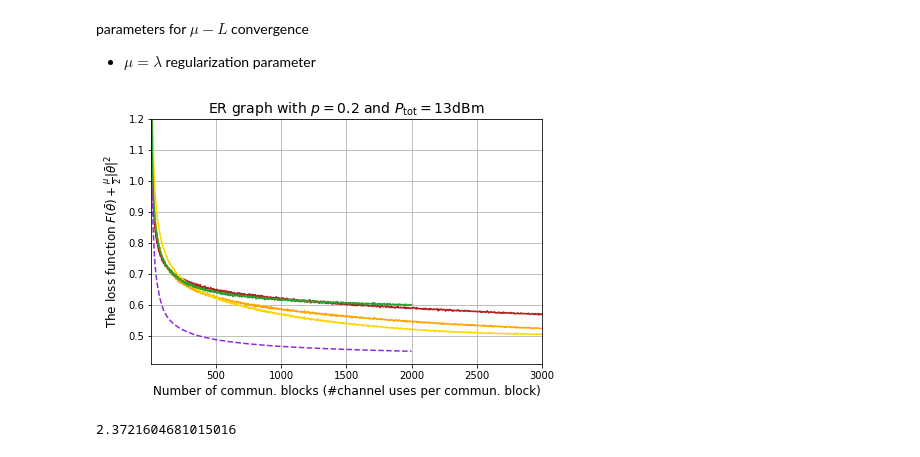
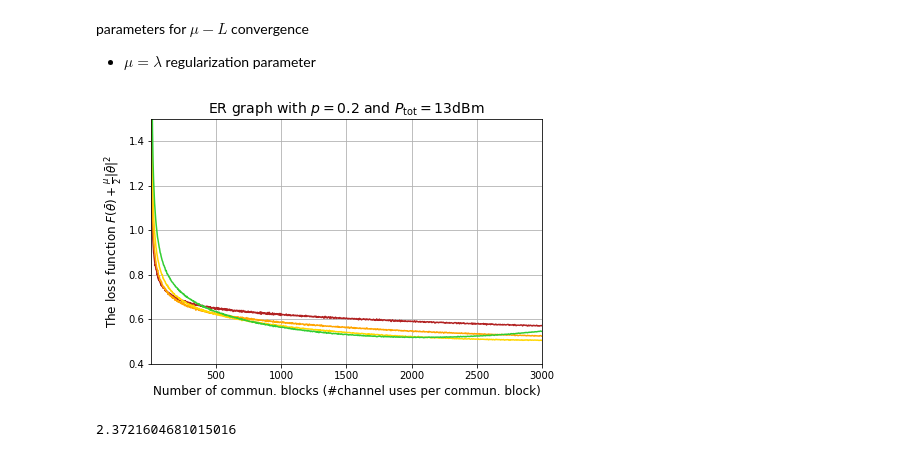
Before and after one commit to Fuzzy-Face/JSAC_FL, a Jupyter notebook: temp.ipynb, the cells around one changed output. Cells and saved outputs as stored; diff of their text form; code cells hidden in the pictures.

Commit message:
change back to the ER graph

```diff
--- a/temp.ipynb
+++ b/temp.ipynb
@@ -114,27 +114,27 @@ CG = PL * (np.abs(CH)) ** 2
 # losseses = np.array(losseses)
 # K = losseses.shape[2]
 # df1 = pd.DataFrame(losseses[0], columns = ['Device_{}'.format(i + 1) for i in range(K)] )
-losseses = pickle.load( open('../repo_jv/data/pair-wise/losseses_SCHEME_5_P_1.00_N_19953_rho_a_653.61_zeta0_0.0100_rho_a_prime_0.33.pkl', 'rb') )
+losseses = pickle.load( open('../repo_jv/data/pair-wise/losseses_SCHEME_5_P_0.33_N_19953_rho_a_653.61_zeta0_0.0100_rho_a_prime_0.33.pkl', 'rb') )
 losseses = np.array(losseses)
 df1 = pd.DataFrame(losseses[0], columns = ['Device_{}'.format(i + 1) for i in range(K)] )
 
-losseses = pickle.load( open('../repo_jv/data/pair-wise/losseses_SCHEME_5_P_1.00_N_19953_rho_a_1143.33_zeta0_0.0100_rho_a_prime_0.57.pkl', 'rb') )
+losseses = pickle.load( open('../repo_jv/data/pair-wise/losseses_SCHEME_5_P_0.57_N_19953_rho_a_1143.33_zeta0_0.0100_rho_a_prime_0.57.pkl', 'rb') )
 losseses = np.array(losseses)
 df2 = pd.DataFrame(losseses[0], columns = ['Device_{}'.format(i + 1) for i in range(K)] )
 
-losseses = pickle.load( open('../repo_jv/data/pair-wise//losseses_SCHEME_5_P_1.00_N_19953_rho_a_2000.00_zeta0_0.0100_rho_a_prime_1.00.pkl', 'rb') )
+losseses = pickle.load( open('../repo_jv/data/pair-wise/losseses_SCHEME_5_P_1.00_N_19953_rho_a_2000.00_zeta0_0.0100_rho_a_prime_1.00.pkl', 'rb') )
 losseses = np.array(losseses)
 df3 = pd.DataFrame(losseses[0], columns = ['Device_{}'.format(i + 1) for i in range(K)] )
 
-losseses = pickle.load( open('../repo_jv/data/pair-wise/losseses_SCHEME_5_P_1.00_N_19953_rho_a_2000.00_zeta0_0.0100_rho_a_prime_1.00.pkl', 'rb') )
+losseses = pickle.load( open('../repo_jv/data/pair-wise/losseses_SCHEME_5_P_1.75_N_19953_rho_a_3498.54_zeta0_0.0100_rho_a_prime_1.75.pkl', 'rb') )
 losseses = np.array(losseses)
 df4 = pd.DataFrame(losseses[0], columns = ['Device_{}'.format(i + 1) for i in range(K)] )
 
-losseses = pickle.load( open('../repo_jv/data/pair-wise/losseses_SCHEME_5_P_1.00_N_19953_rho_a_373.64_zeta0_0.0100_rho_a_prime_0.19.pkl', 'rb') )
+losseses = pickle.load( open('../repo_jv/data/pair-wise/losseses_SCHEME_5_P_0.02_N_19952_rho_a_2000.00_zeta0_0.0100_rho_a_prime_0.80.pkl', 'rb') )
 losseses = np.array(losseses)
 df5 = pd.DataFrame(losseses[0], columns = ['Device_{}'.format(i + 1) for i in range(K)] )
 
-losseses = pickle.load( open('../repo_jv/data/pair-wise/losseses_SCHEME_5_P_1.00_N_19953_rho_a_653.61_zeta0_0.0100_rho_a_prime_0.33.pkl', 'rb') )
+losseses = pickle.load( open('../repo_jv/data/pair-wise/losseses_SCHEME_5_P_0.02_N_3162_rho_a_2000.00_zeta0_0.0100_rho_a_prime_0.80.pkl', 'rb') )
 losseses = np.array(losseses)
 df6 = pd.DataFrame(losseses[0], columns = ['Device_{}'.format(i + 1) for i in range(K)] )
 
@@ -142,31 +142,31 @@ losseses = pickle.load( open('../repo_jv/data/losseses_SCHEME_1_eta0_2.00_zeta0_
 losseses = np.array(losseses)
 df7 = pd.DataFrame(losseses[0], columns = ['Device_{}'.format(i + 1) for i in range(K)] )
 
-losseses = pickle.load( open('../repo_jv/data/losseses_local_eta0_2.00.pkl', 'rb') )
-losseses = np.array(losseses)
-df8 = pd.DataFrame(losseses[0], columns = ['Device_{}'.format(i + 1) for i in range(K)] )
+# losseses = pickle.load( open('../repo_jv/data/losseses_local_eta0_2.00.pkl', 'rb') )
+# losseses = np.array(losseses)
+# df8 = pd.DataFrame(losseses[0], columns = ['Device_{}'.format(i + 1) for i in range(K)] )
 # %%
 fig, ax = plt.subplots(figsize = (7.0,4.5))
 df1.rolling(window = 5).mean().mean(axis = 1).plot(color = 'firebrick', label = 'D-DSGD')
 df2.rolling(window = 5).mean().mean(axis = 1).plot(color = 'orange', label = 'TDMA-based D-DSGD')
 df3.rolling(window = 5).mean().mean(axis = 1).plot(color = 'gold', label = 'A-DSGD')
-# df4.rolling(window = 5).mean().mean(axis = 1).plot(color = 'limegreen', label = 'TDMA-based A-DSGD')
+df4.rolling(window = 5).mean().mean(axis = 1).plot(color = 'limegreen', label = 'TDMA-based A-DSGD')
 # df5.rolling(window = 5).mean().mean(axis = 1).plot(color = 'cyan', label = 'TDMA-based A-DSGD')
 # df6.rolling(window = 5).mean().mean(axis = 1).plot(color = 'tab:blue', label = 'TDMA-based A-DSGD')
-df7.rolling(window = 5).mean().mean(axis = 1).plot(style = '--', color = 'blueviolet', label = 'Ideal commun.')
-df8.rolling(window = 5).mean().mean(axis = 1).plot(color = 'tab:green', label = 'No commun.')
+# df7.rolling(window = 5).mean().mean(axis = 1).plot(style = '--', color = 'blueviolet', label = 'Ideal commun.')
+# df8.rolling(window = 5).mean().mean(axis = 1).plot(color = 'tab:green', label = 'No commun.')
 
 plt.xlabel(r'Number of commun. blocks (#channel uses per commun. block)', fontsize = 12)
 plt.ylabel(r'The loss function $F(\bar{\theta}) + \frac{\mu}{2}\|\bar{\theta}\|^2$', fontsize = 12)
 plt.title(r'ER graph with $p = 0.2$ and $P_{\rm tot} = 13$dBm', fontsize = 14)
 plt.xlim((5, 3000))
-plt.ylim((0.41, 1.20))
+plt.ylim((0.4, 1.50))
 plt.grid()
 # plt.legend(loc = 'upper right', fontsize = 12)
 # plt.savefig('C:/Users/Helen/documents/visiting_research@KCL/D2D_DSGD/repo_jv/fig/comp_loss_vs_commun_small_N.pdf',format='pdf', dpi=600)
 plt.show()
 # %% [output]
-[figure, old version]
+[figure, new version]
 # %%
 df3.rolling(window = 5).mean().mean(axis = 1).min()
 # %% [output]
```
Also changed, not shown: parts of 2 cells of this notebook, 1 other file.
